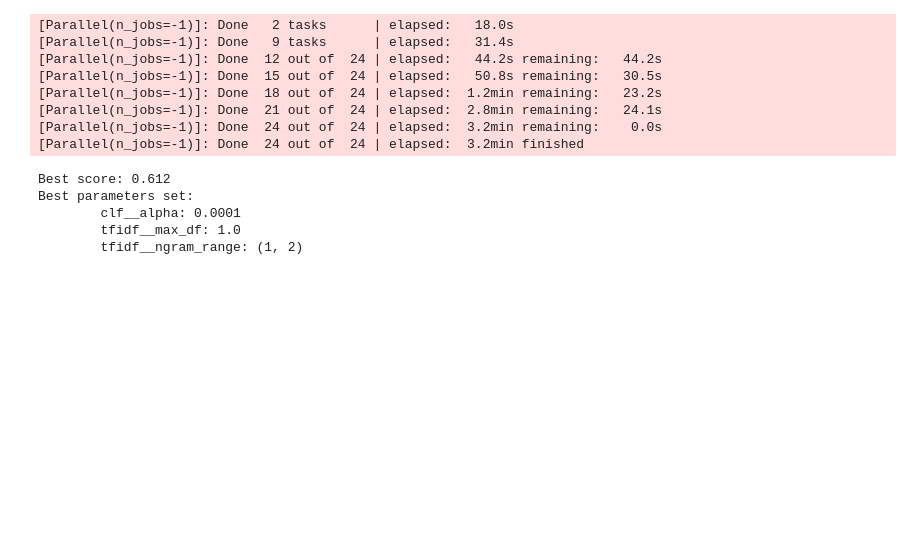
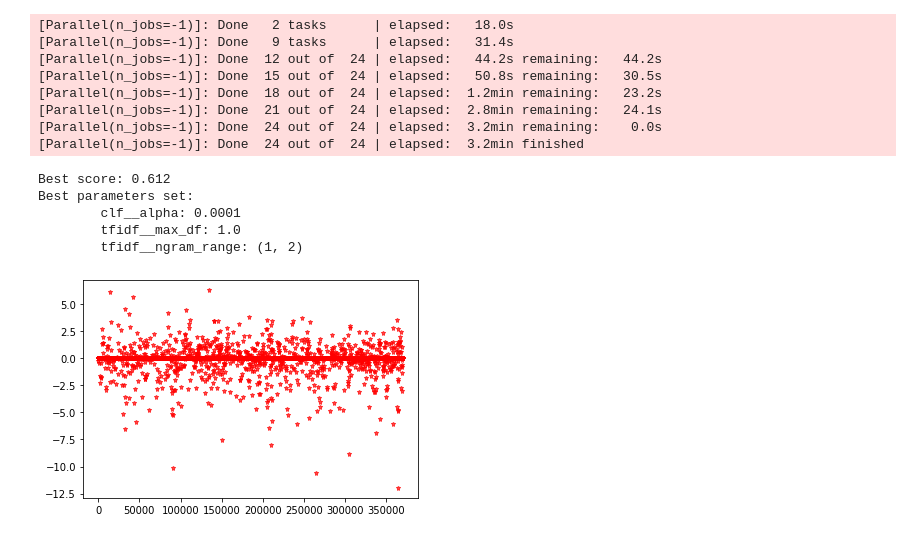
Before and after one commit to FinTrek/Marketing-Analytics, a Jupyter notebook: Yelp Emotions Project/Project 2.0/Yelp Reviews Project Take 2 Thomas.ipynb, the cells around one changed output. Drawn from its saved outputs; the diff is of its cells as text; code cells hidden in the pictures; blank space fills up the shorter version.

```diff
--- a/Yelp Emotions Project/Project 2.0/Yelp Reviews Project Take 2 Thomas.ipynb
+++ b/Yelp Emotions Project/Project 2.0/Yelp Reviews Project Take 2 Thomas.ipynb
@@ -130,3 +130,13 @@ Best parameters set:
         clf__alpha: 0.0001
         tfidf__max_df: 1.0
         tfidf__ngram_range: (1, 2)
+# %%
+import matplotlib.pyplot as plt
+optimal_lasso = grid_search.best_estimator_['clf']
+plt.plot(optimal_lasso.coef_,alpha=0.7,linestyle='none',\
+         marker='*',markersize=5,color='red',\
+         label=r'Lasso; $\alpha = 1$',zorder=7) # alpha here is for transparency
+#print(grid_search.best_estimator_['clf'])
+plt.show()
+# %% [output]
+[figure, added]
```
Also changed, not shown: parts of 1 cell of this notebook.
